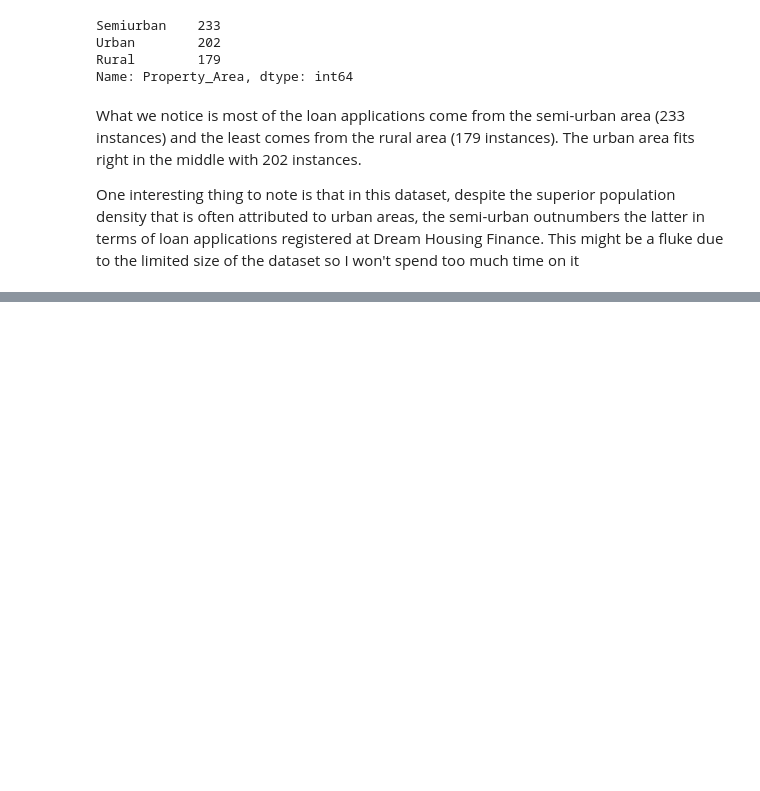
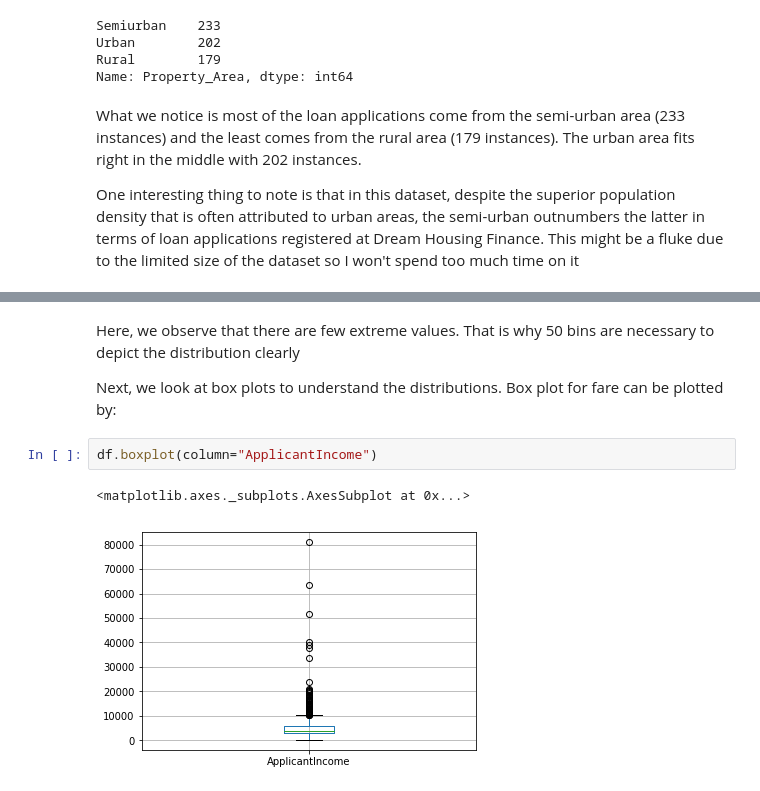
Before and after one commit to ericdasse28/loan-prediction, a Jupyter notebook: Automated Loan Prediction.ipynb, the cells around one changed output, grey strips where cells are left out. Drawn from its saved outputs; the diff is of its cells as text; blank space fills up the shorter version.

```diff
--- a/Automated Loan Prediction.ipynb
+++ b/Automated Loan Prediction.ipynb
@@ -62,0 +72,9 @@ One interesting thing to note is that in this dataset, despite the superior popu
+# %% [markdown]
+Here, we observe that there are few extreme values. That is why 50 bins are necessary to depict the distribution clearly
+
+Next, we look at box plots to understand the distributions. Box plot for fare can be plotted by:
+# %%
+df.boxplot(column="ApplicantIncome")
+# %% [output]
+<matplotlib.axes._subplots.AxesSubplot at 0x...>
+[figure, added]
```
Also changed, not shown: parts of 9 cells of this notebook.
